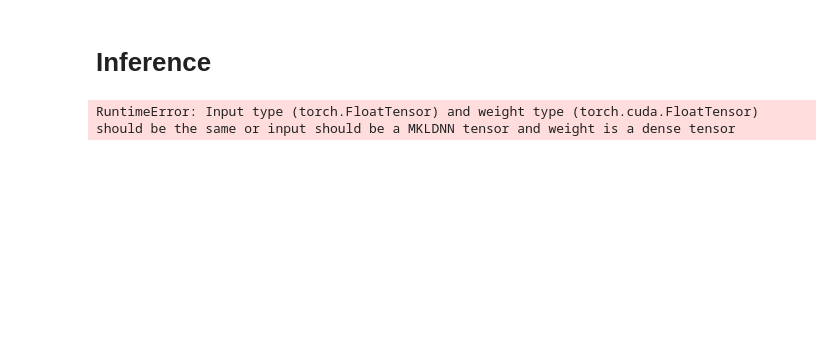
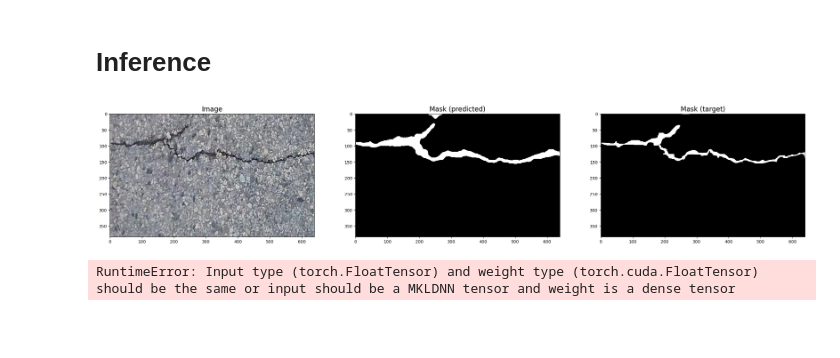
Before and after one commit to tekboart/crack-binary-semantic-segmentaion, a Jupyter notebook: 0 Interview/HKUST/train.ipynb, the cells around one changed output. Saved outputs shown, nothing was run; the diff lists cells and outputs as text; code cells hidden in the pictures; blank space fills up the shorter version.

```diff
--- a/0 Interview/HKUST/train.ipynb
+++ b/0 Interview/HKUST/train.ipynb
@@ -256,28 +368,30 @@ Checkpoint was saved as: ./models/2023.07.06@00-20-53-model_checkpoint.pth.tar
 # %%
 img_addr = os.path.join('images', '') + '20160222_081011_1_721.jpg'
 mask_addr = os.path.join('images', '') + '20160222_081011_1_721_mask.png'
 
 # inference_semantic_seg(img_addr, model=model, thresh=0.5, )
 
-img = Image.open(img_addr)
-mask = Image.open(mask_addr)
+img = Image.open(img_addr).resize((image_width, image_height))
+mask = Image.open(mask_addr).resize((image_width, image_height))
 
 # normalize [-1, 1] the PIL image as a torch.Tensor
-img_tensor = (TF.functional.pil_to_tensor(img) / 127.5 - 1)
+img_tensor = (TF.functional.pil_to_tensor(img) / 127.5 - 1).to(device)
 
 yhat = model(img_tensor.unsqueeze(dim=0))
-yhat_c_last = yhat[0].moveaxis(0, -1).detach().numpy()
+yhat_c_last = yhat[0].moveaxis(0, -1).detach().cpu().numpy()
 thresh = 0.5
 mask_batch = np.where(yhat_c_last >= thresh, 255, 0)
 
 fig, axes = plt.subplots(1, 3, figsize=(30, 10))
 axes[0].imshow(img)
 axes[0].set_title('Image', fontsize=16)
 axes[1].imshow(mask_batch, cmap='gray')
 axes[1].set_title('Mask (predicted)', fontsize=16)
 axes[2].imshow(mask, cmap='gray')
 axes[2].set_title('Mask (target)', fontsize=16)
 plt.show()
+# %% [output]
+[figure, added]
 # %%
 img_addr = os.path.join('images', '') + '20160222_081011_1_721.jpg'
 mask_addr = os.path.join('images', '') + '20160222_081011_1_721_mask.png'
```
Also changed, not shown: parts of 9 cells of this notebook.
